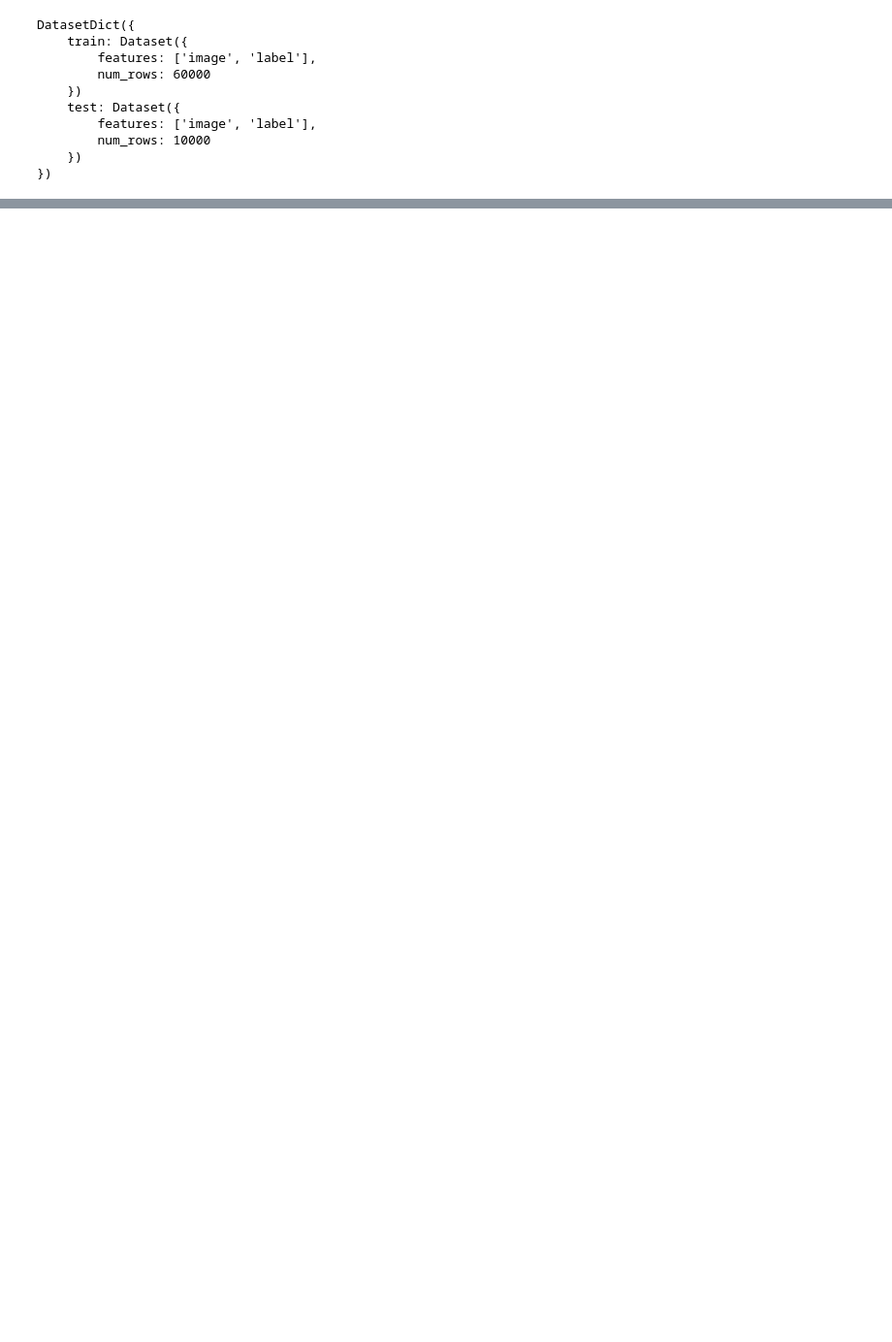
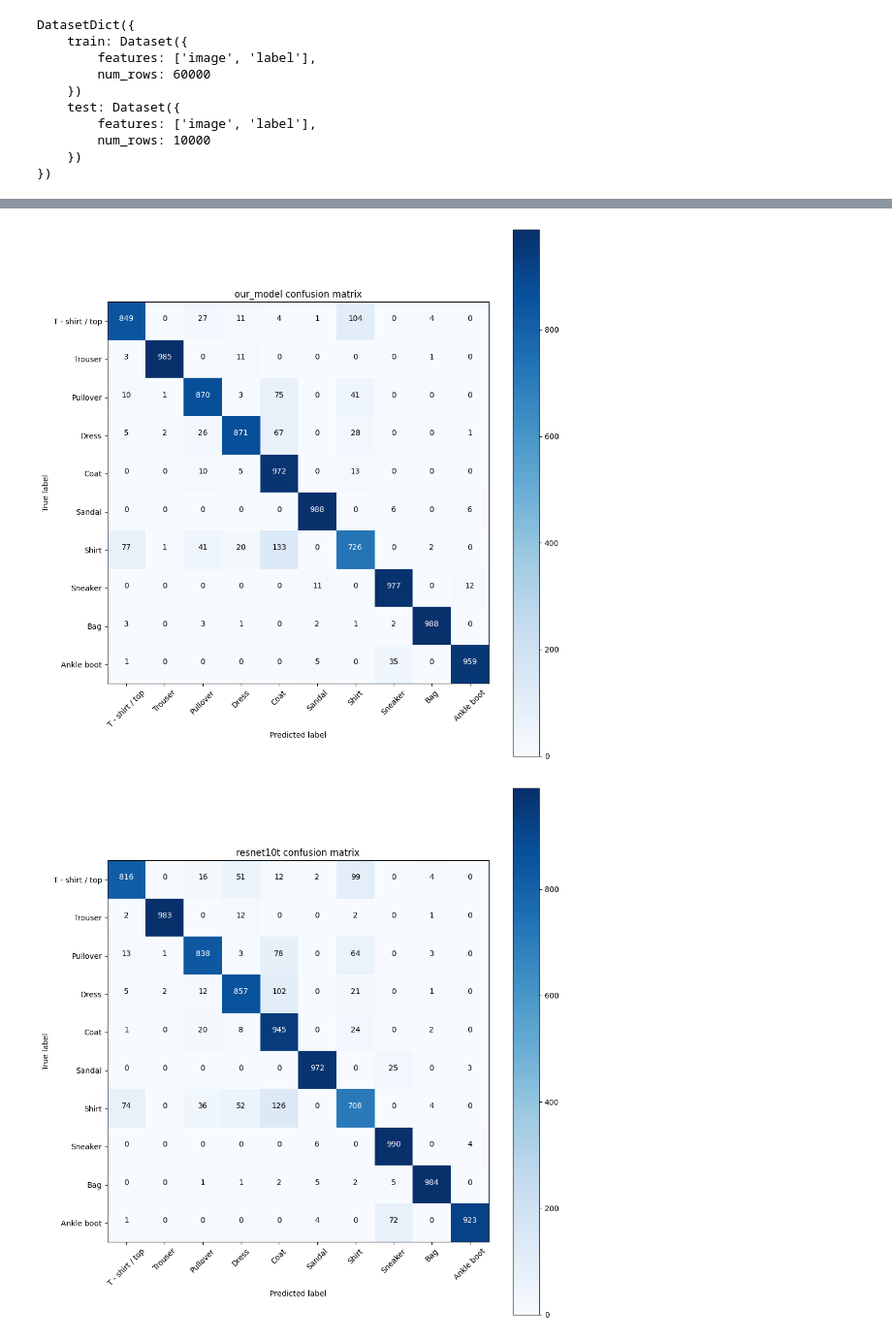
Before and after one commit to GalaxUniv/diploma, a Jupyter notebook: eval.ipynb, the cells around one changed output, grey strips where cells are left out. Shown at 97% size. Cells and saved outputs as stored; diff of their text form; code cells hidden in the pictures; blank space fills up the shorter version.

```diff
--- a/eval.ipynb
+++ b/eval.ipynb
@@ -91 +54,19 @@ dls_v2 = DataLoaders.from_dd(dataset,batch_size=bs)
+# %%
+def get_model(act=GeneralRelu,norm=False):
+    layers = [ResBlock(1, 16, stride=1, act=act, norm=norm),
+              # Why we stride 2 here? Because we want to reduce the size of the image by half
+              ResBlock(16, 32, stride=2, act=act, norm=norm),
+              ResBlock(32, 64, stride=2, act=act, norm=norm),
+              ResBlock(64, 128, stride=2, act=act, norm=norm),
+              ResBlock(128, 256, stride=2, act=act, norm=norm),
+              ResBlock(256, 512, stride=2, act=act, norm=norm),
+              nn.Flatten(),
+              nn.Linear(512, 10, bias=False),
+        ]
+    if norm:
+        layers.append(nn.BatchNorm1d(10))
+    return nn.Sequential(*layers)
+
+iw = partial(init_weights, leaky=0.1)
+act_gr = partial(GeneralRelu, leak=0.1, sub=0.4)
 # %%
@@ -153,0 +130,46 @@ plt.show()
+# %%
+models_names = ['our_model', 'resnet10t', 'resnet18', 'resnet50', 'resnet50_lr']
+stats_history = {name: {"accuracy": [], "precision": [], "recall": []} for name in models_names}
+epochs = [25,20,10,5]
+for epoch in epochs:
+    state_dict = torch.load(f'models/AdamW_fix_{epoch}.pth')
+    our_model = get_model(act_gr,norm=nn.BatchNorm2d).apply(iw).to(def_device)
+    our_model.load_state_dict(state_dict)
+
+    resnet18 = timm.create_model('resnet18d', pretrained=False, num_classes=10, in_chans=1)
+    resnet18.load_state_dict(torch.load(f'models/ResNet18_{epoch}.pth'))
+
+    resnet50 = timm.create_model('resnet50', pretrained=False, num_classes=10, in_chans=1)
+    resnet50.load_state_dict(torch.load(f'models/resnet50_v_{epoch}.pth'))
+
+    resnet10t = timm.create_model('resnet10t', pretrained=False, num_classes=10, in_chans=1)
+    resnet10t.load_state_dict(torch.load(f'models/resnet10t_{epoch}.pth'))
+
+    resnet_50_lr = timm.create_model('resnet50', pretrained=False, num_classes=10, in_chans=1)
+    resnet_50_lr.load_state_dict(torch.load(f'models/ResNet50_{epoch}.pth'))
+
+    for idx, model in enumerate([our_model,resnet10t,resnet18, resnet50, resnet_50_lr]):
+        name = models_names[idx]
+        all_preds, all_targets, stats = test_model(model)
+        stats_history[name]["accuracy"].append(stats["accuracy"])
+        stats_history[name]["precision"].append(stats["precision"])
+        stats_history[name]["recall"].append(stats["recall"])
+        print(name +" epoch="+ str(epoch), stats)
+        if epoch == 25:
+            conf_matrix = confusion_matrix(all_targets.cpu(), all_preds.cpu())
+            plt.figure(figsize=(10, 10))
+            plot_confusion_matrix(conf_matrix, classes=dataset['train'].features['label'].names, title=f'{name} confusion matrix')
+    del our_model, resnet10t, resnet18, resnet50
+
+
+for metric in ["accuracy", "precision", "recall"]:
+    plt.figure(figsize=(10, 7))
+    for name in stats_history:
+        plt.plot(epochs, stats_history[name][metric], marker='o', label=f'{name} {metric}')
+    plt.title(f'Model {metric} over epochs')
+    plt.xlabel('Epoch')
+    plt.ylabel(metric.capitalize())
+    plt.legend()
+    plt.grid(True)
+    plt.show()
+# %% [output]
@@ -153,0 +196,2 @@ plt.show()
+[figure, added]
+[figure, added]
```
Also changed, not shown: parts of 14 cells of this notebook.
